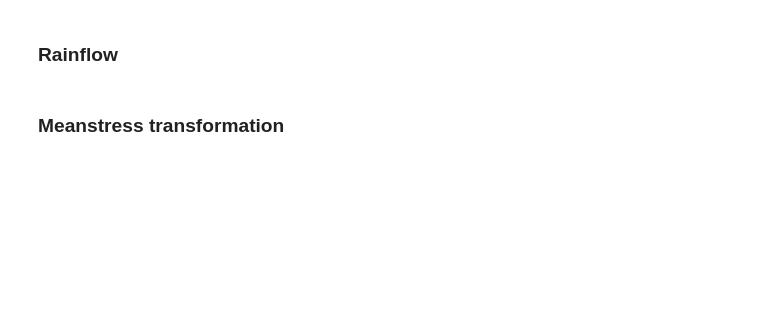
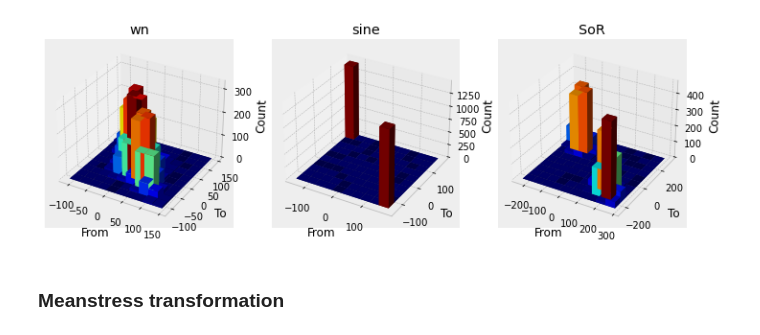
Before and after one commit to boschresearch/pylife, a Jupyter notebook: demos/lifetime_calc.ipynb, the cells around one changed output. Cells and saved outputs as stored; diff of their text form; code cells hidden in the pictures; blank space fills up the shorter version.

```diff
--- a/demos/lifetime_calc.ipynb
+++ b/demos/lifetime_calc.ipynb
@@ -131,2 +57,0 @@ for ax, (k, df_act) in zip(ax, cleaned.items()):
-# %% [markdown]
-### Rainflow ###
@@ -169,3 +58,9 @@ for i, (k, rf_act) in enumerate(rainflow.items()):
+# %%
+# read the rf data
+rf_dict = pickle.load(open("rf_dict.p", "rb"))
+f = plot_rf(rf_dict)
+# %% [output]
+[figure, added]
 # %% [markdown]
 ### Meanstress transformation ###
 # %%
```
Also changed, not shown: parts of 30 cells of this notebook, 4 other files.
